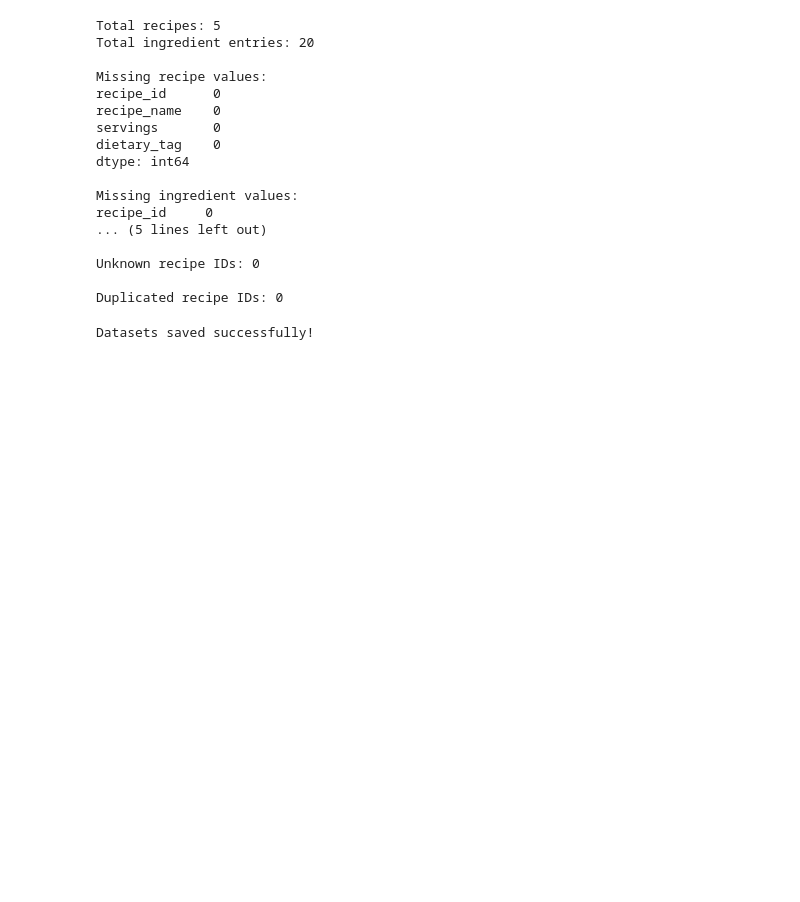
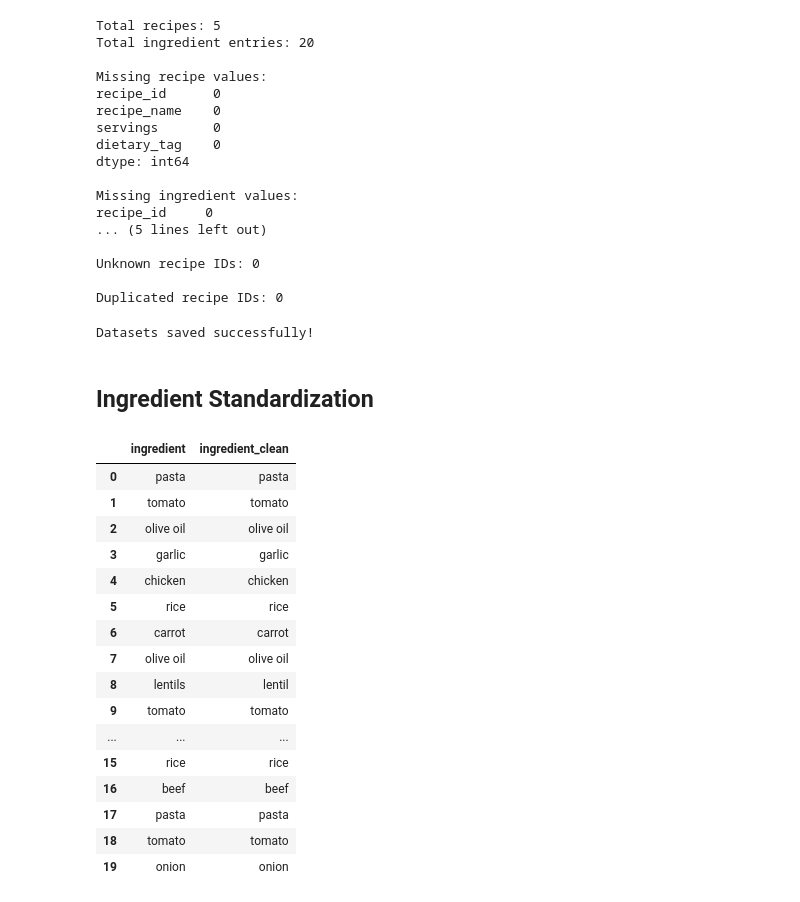
Before and after one commit to laurarigau/Food-Sustainability, a Jupyter notebook: notebooks/03_recipe_preparation.ipynb, the cells around one changed output. Saved outputs shown, nothing was run; the diff lists cells and outputs as text; code cells hidden in the pictures; blank space fills up the shorter version.

```diff
--- a/notebooks/03_recipe_preparation.ipynb
+++ b/notebooks/03_recipe_preparation.ipynb
@@ -157,3 +163,47 @@ ingredients_df.to_csv(
 print("Datasets saved successfully!")
 # %% [output]
 Datasets saved successfully!
+# %% [markdown]
+## Ingredient Standardization
+# %%
+# Standardize ingredient names
+
+ingredient_mapping = {
+    "tomatoes": "tomato",
+    "lentils": "lentil",
+    "carrots": "carrot",
+    "onions": "onion",
+    "potatoes": "potato",
+    "bell peppers": "bell pepper"
+}
+
+ingredients_df["ingredient_clean"] = (
+    ingredients_df["ingredient"]
+    .str.lower()
+    .str.strip()
+    .replace(ingredient_mapping)
+)
+
+display(
+    ingredients_df[
+        ["ingredient", "ingredient_clean"]
+    ]
+)
+# %% [output]
+|  | ingredient | ingredient_clean |
+| 0 | pasta | pasta |
+| 1 | tomato | tomato |
+| 2 | olive oil | olive oil |
+| 3 | garlic | garlic |
+| 4 | chicken | chicken |
+| 5 | rice | rice |
+| 6 | carrot | carrot |
+| 7 | olive oil | olive oil |
+| 8 | lentils | lentil |
+| 9 | tomato | tomato |
+| ... | ... | ... |
+| 15 | rice | rice |
+| 16 | beef | beef |
+| 17 | pasta | pasta |
+| 18 | tomato | tomato |
+| 19 | onion | onion |
```
Also changed, not shown: parts of 5 cells of this notebook.
